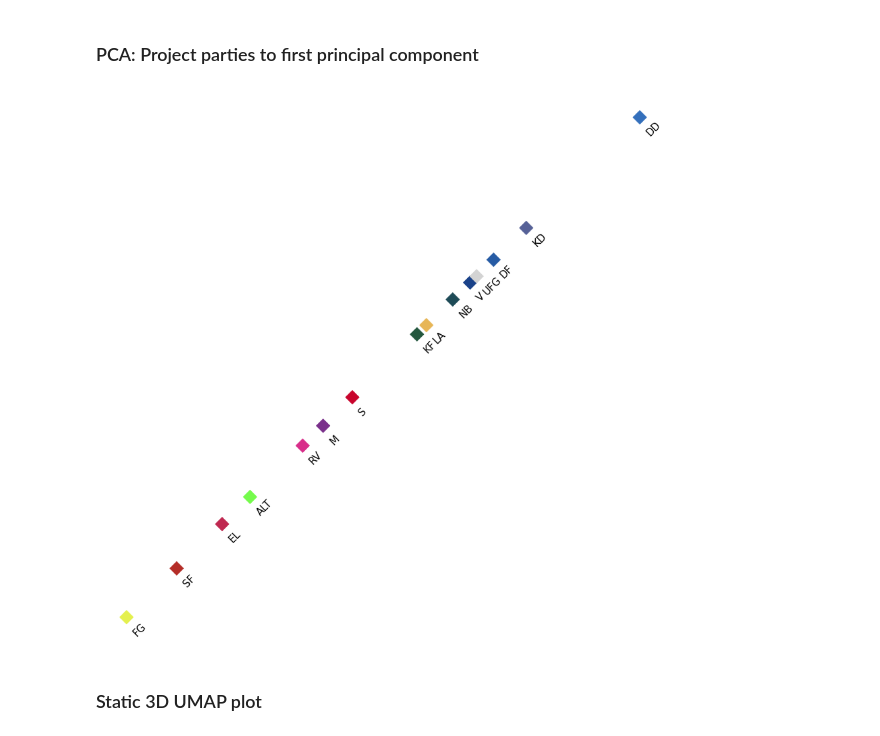
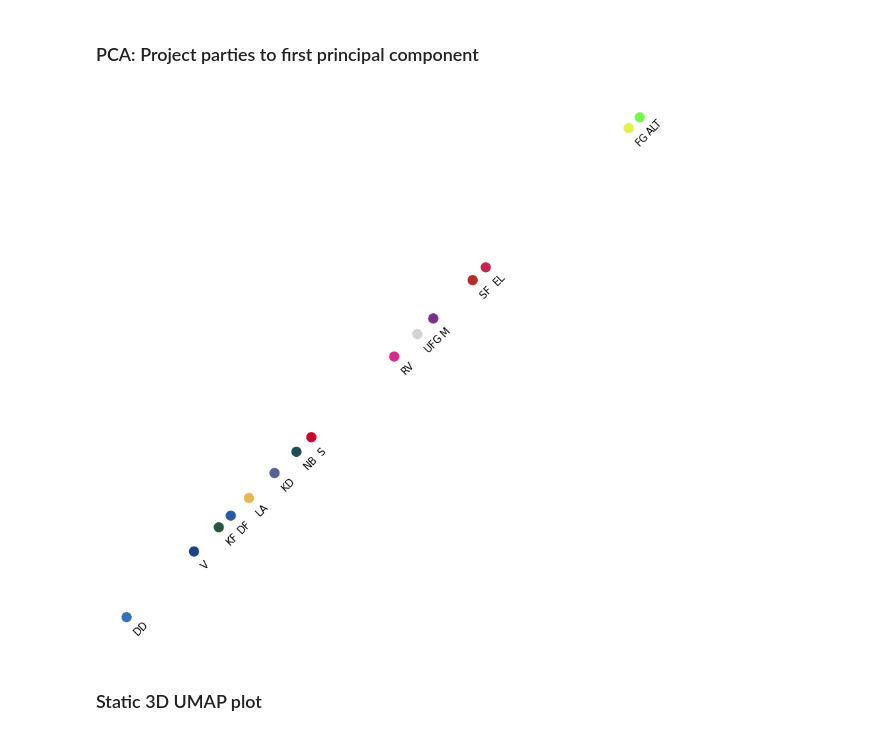
Before and after one commit to mathiasbruun/DCPA, a Jupyter notebook: politician2vec_example.ipynb, the cells around one changed output. Drawn from its saved outputs; the diff is of its cells as text; code cells hidden in the pictures.

Commit message:
plot tweaks

```diff
--- a/politician2vec_example.ipynb
+++ b/politician2vec_example.ipynb
@@ -152,7 +175,7 @@ inspect_topic(pol2vec_model, 0, n_docs=1, query_substr=None)
  ['RT @MortenDahlin: Et både ærligt og rammende interview af formand for @venstredk @JakobEllemann. Det kaster lys over en væsentlig del af mi…. @nielsthdahl Og jeg kender den søde politibetjent - han ...
 # %%
 #model_path = 'embedding_models/politician2vec_test_meta_v1.txt'
-model_path = 'embedding_models/politician2vec_test_fastlearn_v2.txt'
+model_path = 'embedding_models/politician2vec_test_deeplearn_v3.txt'
 # %%
 pol2vec_model.save(model_path)
 # %% [markdown]
@@ -274,4 +297,4 @@ topic_df['color'] = topic_df['party'].map(colormap)
 cmap = topic_df[['snippet', 'color']].set_index('snippet').to_dict()
 topic_df['full_name'] = grouped_docs['full_name']
 # %%
-topic_labels = topic_df.drop_duplicates(subset = 'top')[['top', 'party']].sort_values(by = 'top').set_index('top').reset_index(drop=True)
+topic_labels = topic_df.drop_duplicates(keep = 'last', subset = 'top')[['top', 'party']].sort_values(by = 'top').set_index('top').reset_index(drop=True)
@@ -308,7 +350,7 @@ umap.plot.show(p)
 # %% [markdown]
 ### PCA: Project parties to first principal component
 # %%
-pca = PCA(n_components=1)
+pca = PCA(n_components=3)
 # %%
 reduced = pca.fit_transform(
     np.vstack([
@@ -323,21 +365,22 @@ only_party_labs = only_party_labs[166:].reset_index(drop=True)
 only_party_labs['color'] = only_party_labs['party'].map(colormap)
 # %%
 fig = plt.figure(figsize=(15,15))
+component = 0
 
 ax = plt.scatter(
-    x = reduced,
-    y = reduced,
+    x = reduced.T[component],
+    y = reduced.T[component],
     c=only_party_labs['color'],
     s = 200,
-    marker = 'D'
+    marker = 'o'
     )
 
 plt.axis('off')
 
 for i in range(len(reduced)):
-    plt.annotate(only_party_labs['party'][i], (reduced[i]+0.01, reduced[i]-0.04), size = 15, rotation = 45)
+    plt.annotate(only_party_labs['party'][i], (reduced.T[component][i]+0.01, reduced.T[component][i]-0.035), size = 15, rotation = 45)
 # %% [output]
-[figure, old version]
+[figure, new version]
 # %% [markdown]
 ### Static 3D UMAP plot
 # %%
```
Also changed, not shown: parts of 5 cells of this notebook.
